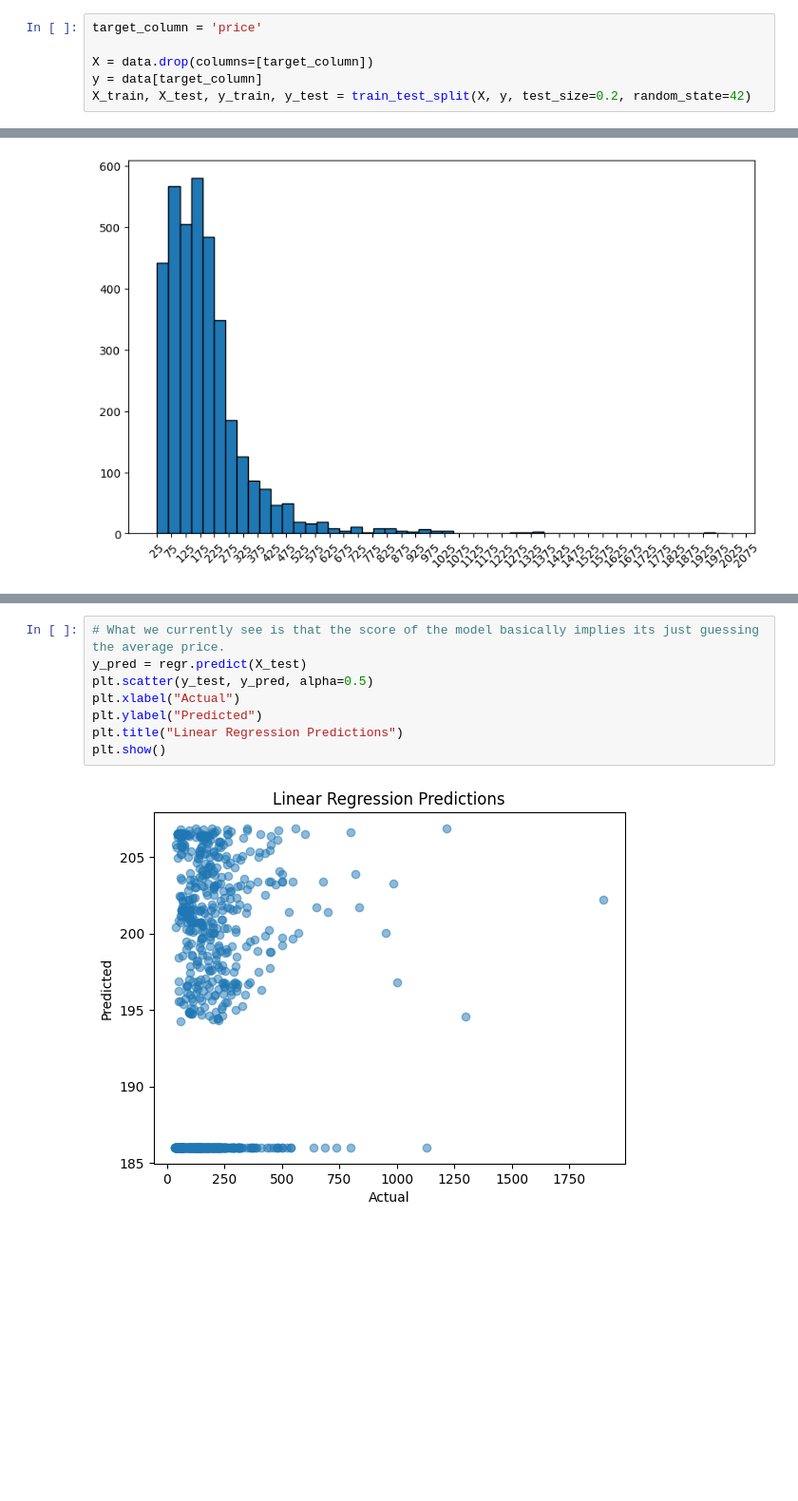
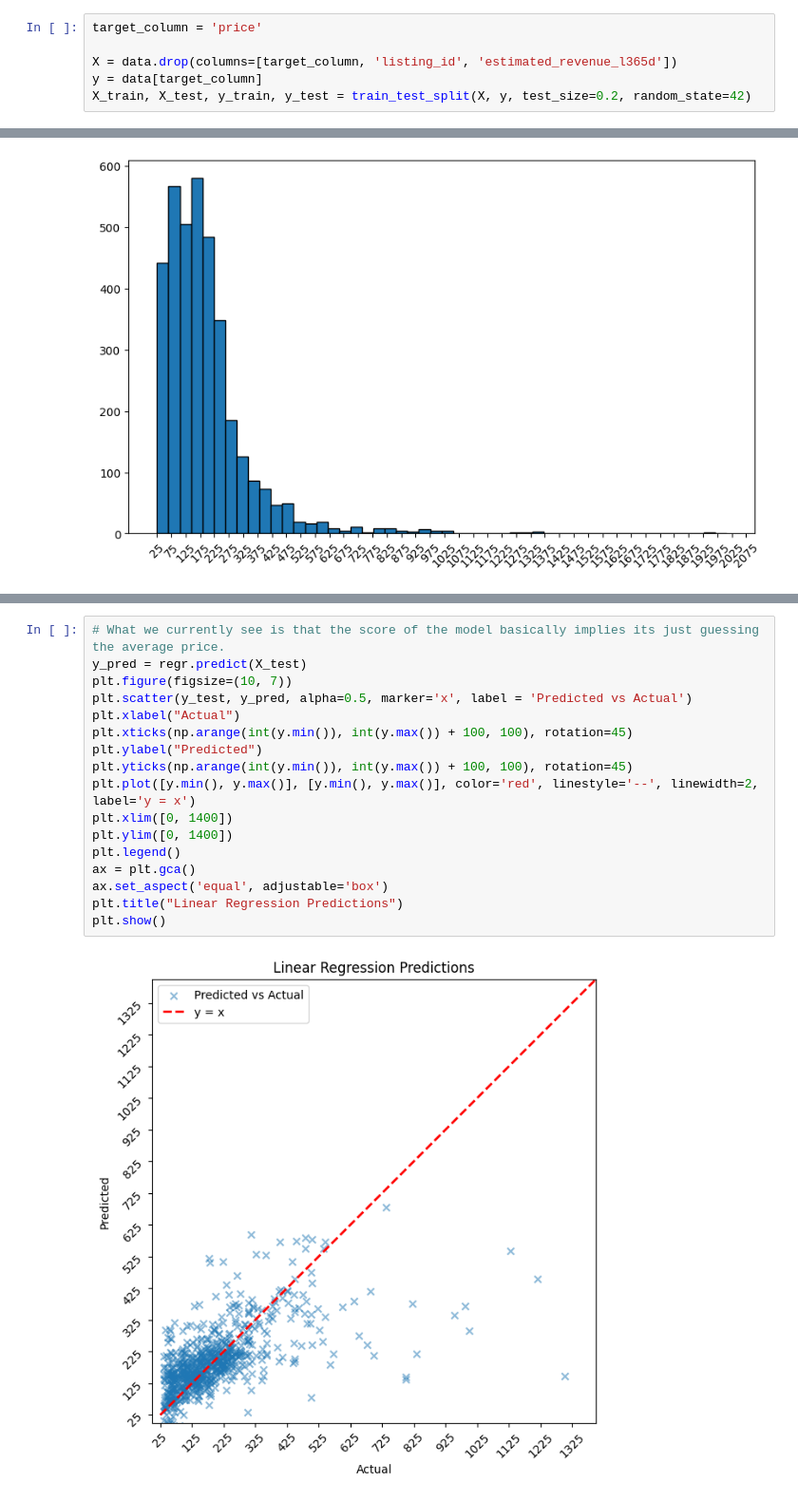
Before and after one commit to lhahner/price-predicition-project, a Jupyter notebook: linearregression.ipynb, the cells around one changed output, grey strips where cells are left out. Shown: that part at 95% size. Drawn from its saved outputs; the diff is of its cells as text; blank space fills up the shorter version.

```diff
--- a/linearregression.ipynb
+++ b/linearregression.ipynb
@@ -33,6 +34,6 @@ Index(['listing_id', 'latitude', 'longitude', 'accommodates', 'bathrooms',
 # %%
 target_column = 'price'
 
-X = data.drop(columns=[target_column])
+X = data.drop(columns=[target_column, 'listing_id', 'estimated_revenue_l365d'])
 y = data[target_column]
 X_train, X_test, y_train, y_test = train_test_split(X, y, test_size=0.2, random_state=42)
@@ -86,10 +72,19 @@ print(regr.score(X_test, y_test))
 # %%
 # What we currently see is that the score of the model basically implies its just guessing the average price.
 y_pred = regr.predict(X_test)
-plt.scatter(y_test, y_pred, alpha=0.5)
+plt.figure(figsize=(10, 7))
+plt.scatter(y_test, y_pred, alpha=0.5, marker='x', label = 'Predicted vs Actual')
 plt.xlabel("Actual")
+plt.xticks(np.arange(int(y.min()), int(y.max()) + 100, 100), rotation=45)
 plt.ylabel("Predicted")
+plt.yticks(np.arange(int(y.min()), int(y.max()) + 100, 100), rotation=45)
+plt.plot([y.min(), y.max()], [y.min(), y.max()], color='red', linestyle='--', linewidth=2, label='y = x')
+plt.xlim([0, 1400])
+plt.ylim([0, 1400])
+plt.legend()
+ax = plt.gca()
+ax.set_aspect('equal', adjustable='box')
 plt.title("Linear Regression Predictions")
 plt.show()
 # %% [output]
-[figure, old version]
+[figure, new version]
```
Also changed, not shown: parts of 3 cells of this notebook.
